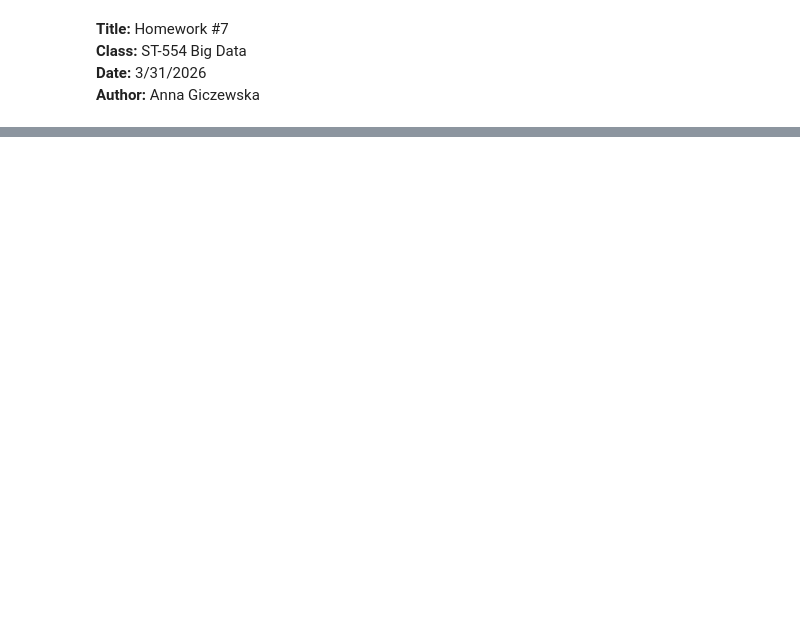
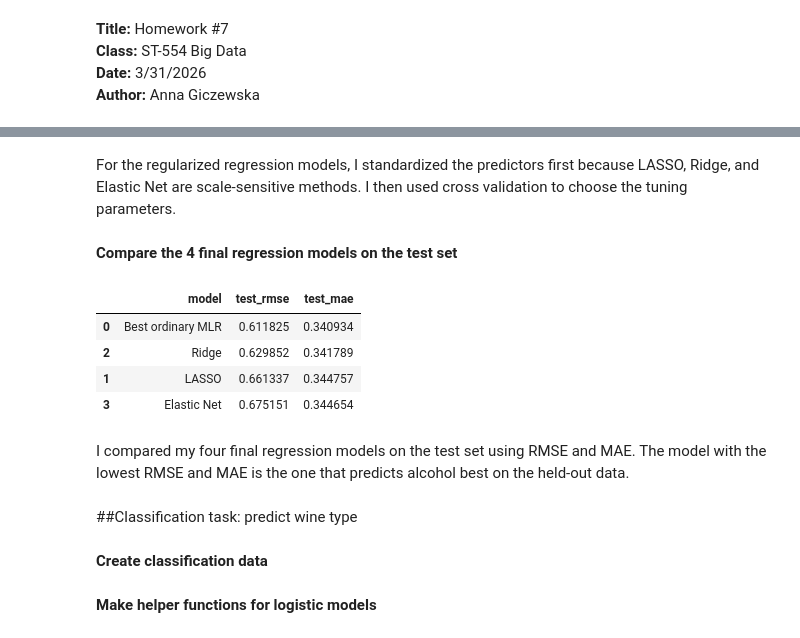
Before and after one commit to whiterabbit077/st554_hw7, a Jupyter notebook: HW7.ipynb, the cells around one changed output, grey strips where cells are left out. Cells and saved outputs as stored; diff of their text form; code cells hidden in the pictures; blank space fills up the shorter version.

```diff
--- a/HW7.ipynb
+++ b/HW7.ipynb
@@ -306,0 +213,19 @@ print(summary.head(20))
+# %%
+best_reg_name = reg_cv_results.iloc[0, 0]
+print("Best ordinary regression model from CV:", best_reg_name)
+
+if best_reg_name == "MLR 1: main effects only":
+    X_train_reg_best = X_train_reg_1
+    X_test_reg_best = X_test_reg_base.copy()
+elif best_reg_name == "MLR 2: interactions":
+    X_train_reg_best = X_train_reg_2
+    X_test_reg_best = make_reg_interactions(X_test_reg_base)
+elif best_reg_name == "MLR 3: polynomials":
+    X_train_reg_best = X_train_reg_3
+    X_test_reg_best = make_reg_polynomials(X_test_reg_base)
+else:
+    X_train_reg_best = X_train_reg_4
+    X_test_reg_best = make_reg_both(X_test_reg_base)
+
+best_mlr_model = LinearRegression()
+best_mlr_model.fit(X_train_reg_best, y_train_reg)
@@ -306,0 +284,44 @@ print(summary.head(20))
+# %% [markdown]
+For the regularized regression models, I standardized the predictors first because LASSO, Ridge, and Elastic Net are scale-sensitive methods. I then used cross validation to choose the tuning parameters.
+# %% [markdown]
+**Compare the 4 final regression models on the test set**
+# %%
+def regression_metrics(y_true, y_pred):
+    rmse = mean_squared_error(y_true, y_pred) ** 0.5
+    mae = mean_absolute_error(y_true, y_pred)
+    return rmse, mae
+
+
+reg_test_results = []
+
+final_reg_models = {
+    "Best ordinary MLR": best_mlr_model,
+    "LASSO": lasso_model,
+    "Ridge": ridge_model,
+    "Elastic Net": elastic_model
+}
+
+for name, model in final_reg_models.items():
+    preds = model.predict(X_test_reg_best)
+    rmse, mae = regression_metrics(y_test_reg, preds)
+
+    reg_test_results.append({
+        "model": name,
+        "test_rmse": rmse,
+        "test_mae": mae
+    })
+
+reg_test_results = pd.DataFrame(reg_test_results).sort_values("test_rmse")
+reg_test_results
+# %% [output]
+|  | model | test_rmse | test_mae |
+| 0 | Best ordinary MLR | 0.611825 | 0.340934 |
+| 2 | Ridge | 0.629852 | 0.341789 |
+| 1 | LASSO | 0.661337 | 0.344757 |
+| 3 | Elastic Net | 0.675151 | 0.344654 |
+# %% [markdown]
+I compared my four final regression models on the test set using RMSE and MAE. The model with the lowest RMSE and MAE is the one that predicts alcohol best on the held-out data.
+# %% [markdown]
+##Classification task: predict wine type
+# %% [markdown]
+**Create classification data**
@@ -306,0 +340,2 @@ print(summary.head(20))
+# %% [markdown]
+**Make helper functions for logistic models**
```
Also changed, not shown: parts of 60 cells of this notebook.
